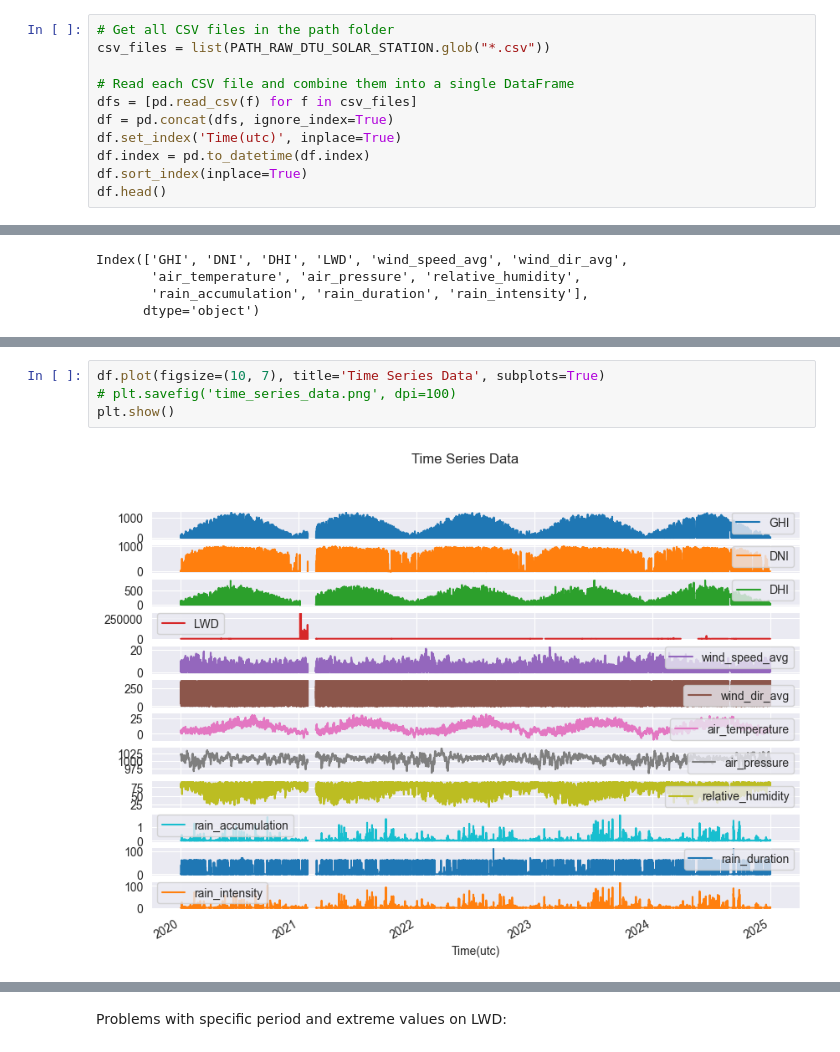
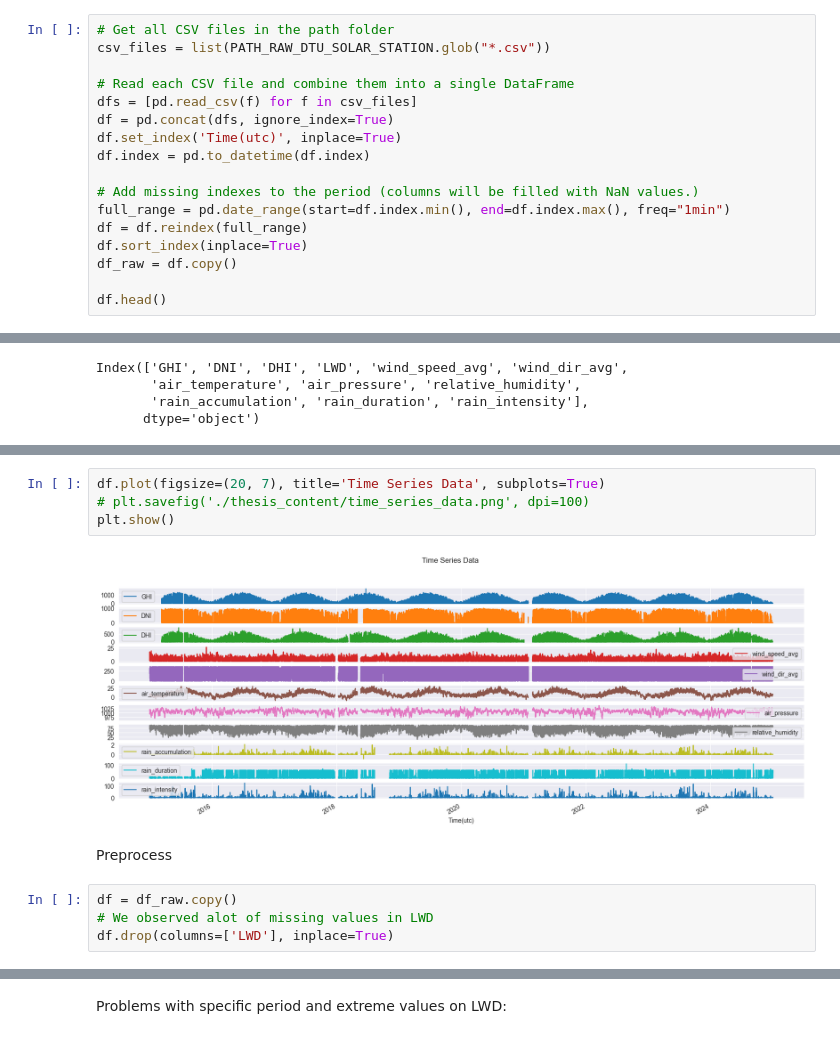
Before and after one commit to LucasDJensen/Solar-Irradiance-Nowcasting, a Jupyter notebook: dtu_solar_station_raw.ipynb, the cells around one changed output, grey strips where cells are left out. Saved outputs shown, nothing was run; the diff lists cells and outputs as text.

Commit message:
Preprocessing steps in notebook.

```diff
--- a/dtu_solar_station_raw.ipynb
+++ b/dtu_solar_station_raw.ipynb
@@ -12,7 +12,13 @@ dfs = [pd.read_csv(f) for f in csv_files]
 df = pd.concat(dfs, ignore_index=True)
 df.set_index('Time(utc)', inplace=True)
 df.index = pd.to_datetime(df.index)
+
+# Add missing indexes to the period (columns will be filled with NaN values.)
+full_range = pd.date_range(start=df.index.min(), end=df.index.max(), freq="1min")
+df = df.reindex(full_range)
 df.sort_index(inplace=True)
+df_raw = df.copy()
+
 df.head()
 # %% [output]
 |  | GHI | DNI | DHI | LWD | wind_speed_avg | wind_dir_avg | air_temperature | air_pressure | ... |
@@ -78,6 +103,12 @@ plt.show()
 # %%
-df.plot(figsize=(10, 7), title='Time Series Data', subplots=True)
-# plt.savefig('time_series_data.png', dpi=100)
+df.plot(figsize=(20, 7), title='Time Series Data', subplots=True)
+# plt.savefig('./thesis_content/time_series_data.png', dpi=100)
 plt.show()
 # %% [output]
-[figure, old version]
+[figure, new version]
+# %% [markdown]
+Preprocess
+# %%
+df = df_raw.copy()
+# We observed alot of missing values in LWD
+df.drop(columns=['LWD'], inplace=True)
```
Also changed, not shown: parts of 9 cells of this notebook.
